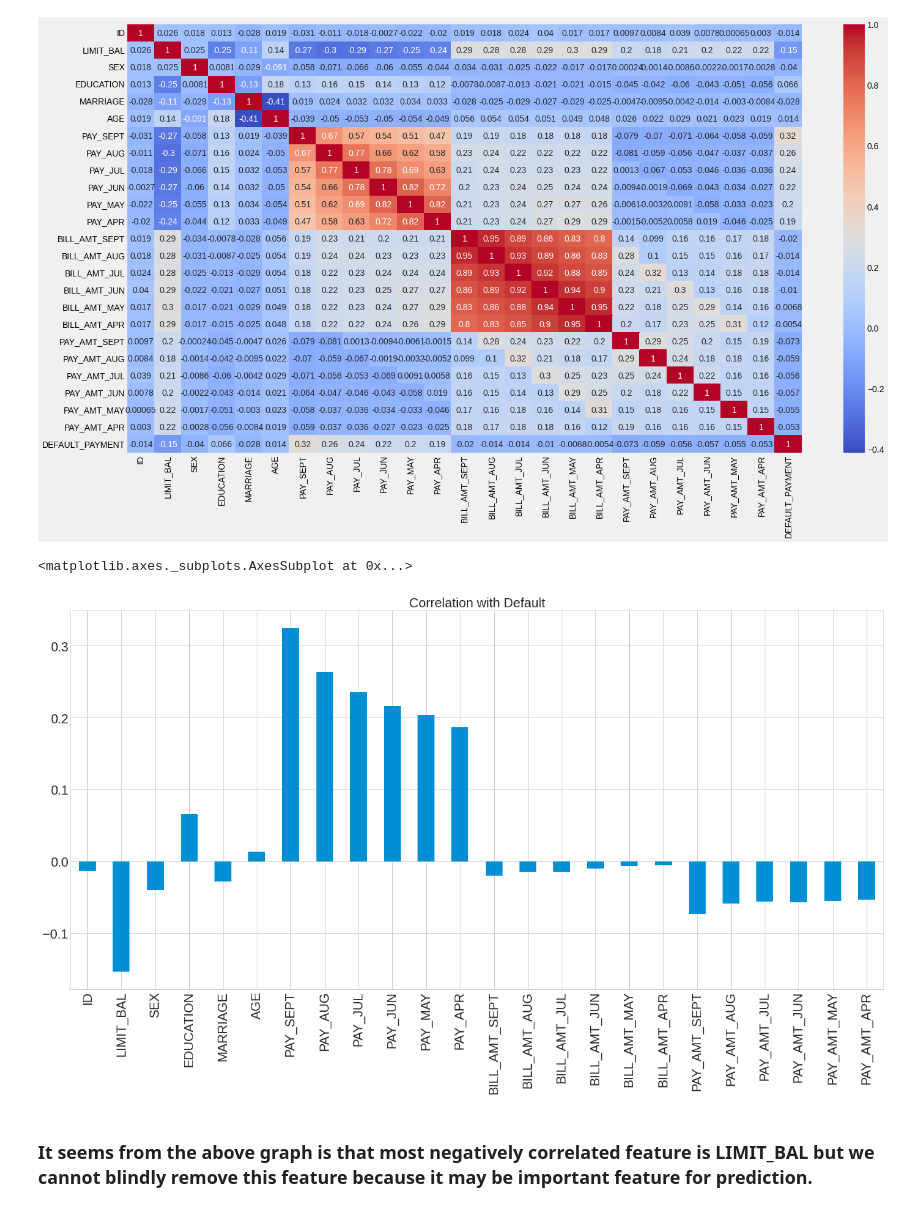
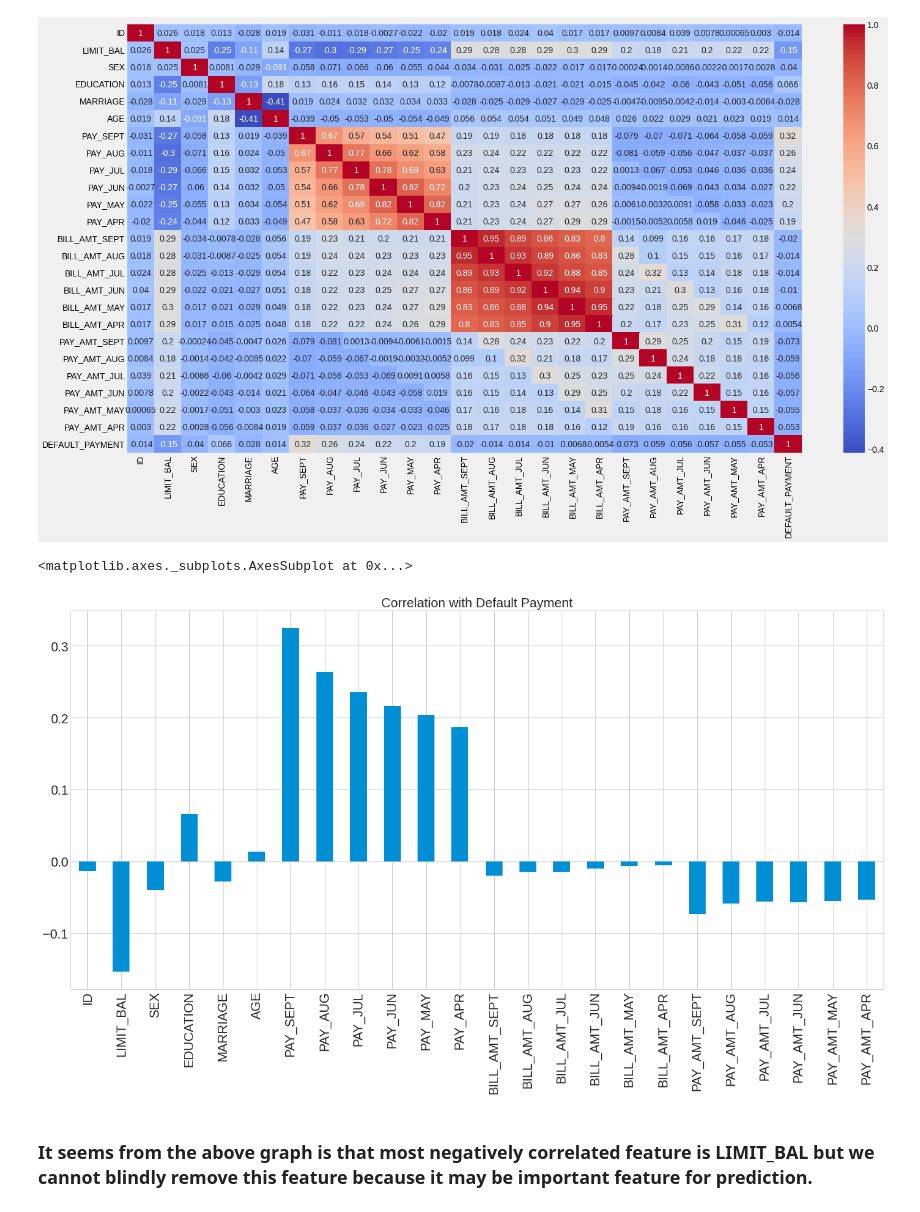
Before and after one commit to Gauravgade3/Credit-Card-Default-Prediction, a Jupyter notebook: Credit_Card_Default_Prediction_Capstone_Project_Gaurav_Gade.ipynb, the cells around one changed output. Cells and saved outputs as stored; diff of their text form; code cells hidden in the pictures.

```diff
--- a/Credit_Card_Default_Prediction_Capstone_Project_Gaurav_Gade.ipynb
+++ b/Credit_Card_Default_Prediction_Capstone_Project_Gaurav_Gade.ipynb
@@ -446,10 +446,10 @@ sns.heatmap(df.corr(),annot=True,cmap="coolwarm")
 # %%
 X = df.drop(['DEFAULT_PAYMENT'],axis=1)
 plt.style.use('seaborn-whitegrid')
-X.corrwith(df['DEFAULT_PAYMENT']).plot.bar(figsize = (20, 10), title = "Correlation with Default", fontsize = 20,rot = 90, grid = True)
+X.corrwith(df['DEFAULT_PAYMENT']).plot.bar(figsize = (20, 10), title = "Correlation with Default Payment", fontsize = 20,rot = 90, grid = True)
 # %% [output]
 <matplotlib.axes._subplots.AxesSubplot at 0x...>
-[figure, old version]
+[figure, new version]
 # %% [markdown]
 ### It seems from the above graph is that most negatively correlated feature is LIMIT_BAL but we cannot blindly remove this feature because it may be important feature for prediction.
 # %% [markdown]
```
Also changed, not shown: parts of 98 cells of this notebook.
